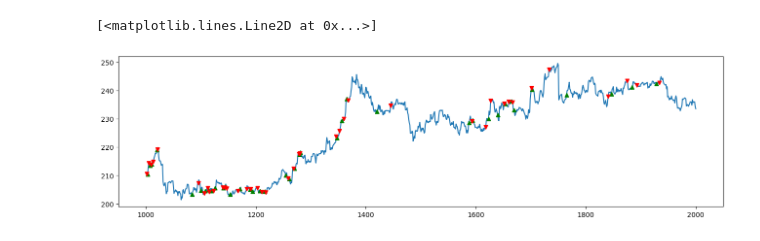
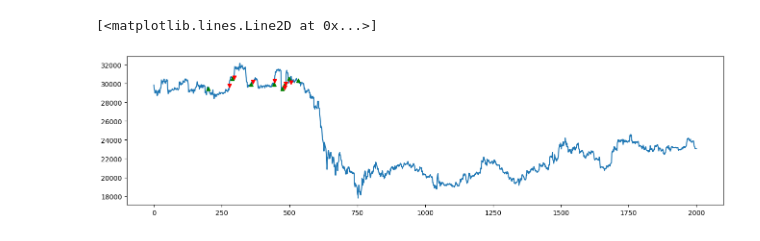
Before and after one commit to NLZer0/DQN_trading_bot, a Jupyter notebook: result_analyze.ipynb, the cells around one changed output. Cells and saved outputs as stored; diff of their text form; code cells hidden in the pictures.

```diff
--- a/result_analyze.ipynb
+++ b/result_analyze.ipynb
@@ -106,4 +78,4 @@ Clip [-0.5, 0.5] rainbow_4_big_comission avg profit: 0.465
 # %%
-for test_type in test_types:
+for test_type in using_results:
     print(f'{test_type} std profit: {data[test_type].profit.std():.3f}')
 # %% [output]
@@ -129,5 +94,5 @@ print()
 # %%
-for test_type in test_types:
+for test_type in using_results:
     coef = np.corrcoef(data[test_type].profit, data[test_type].predict_q)
     print(f'{test_type} corr coef with profit and Q value: {coef[0, 1]:.3f}')
 # %% [output]
@@ -144,8 +102,8 @@ rainbow_4_big_comission corr coef with profit and Q value: -0.025
 # %%
-balance_arr = [10_000]
-comis = 0.0002
+balance_arr = [1_000_000]
+comis = 0.0005
 
-for test_type in test_types:
+for test_type in using_results:
     data[test_type] = data[test_type].reset_index(drop=True)
     for i in range(data[test_type].shape[0]):
         ep, cp = data[test_type].at[i, 'entry_price'], data[test_type].at[i, 'close_price']
@@ -176,20 +127,20 @@ def dots_to_line(_df, dot_idx: np.array, line_col: str):
     return _df
 
 config = Config()
-test_type = 'rainbow_4_bc16'
+test_type = 'rainbow_4_bc32_btc_big-train-test'
 deals_df = data[test_type]
-price_df = pd.read_csv(config.data_path).iloc[:5000]
+price_df = pd.read_csv(config.data_path).iloc[-10000:].reset_index(drop=True)
 
 price_df = (price_df
     .pipe(lambda _df: dots_to_line(_df, dot_idx=deals_df.entry_step_i.values, line_col='entry_dots'))
     .pipe(lambda _df: dots_to_line(_df, dot_idx=deals_df.close_step_i.values, line_col='close_dots'))
 )
 # %%
-st, ed = 1000, 2000
+st, ed = 0, 2000
 plt.figure(figsize=(16,4))
 plt.plot(price_df.loc[st:ed, 'close'])
 plt.plot(price_df.loc[st:ed, 'entry_dots'], marker='^', color='g')
 plt.plot(price_df.loc[st:ed, 'close_dots'], marker='v', color='r')
 # %% [output]
 [<matplotlib.lines.Line2D at 0x...>]
-[figure, old version]
+[figure, new version]
```
Also changed, not shown: parts of 9 cells of this notebook, 10 other files.
